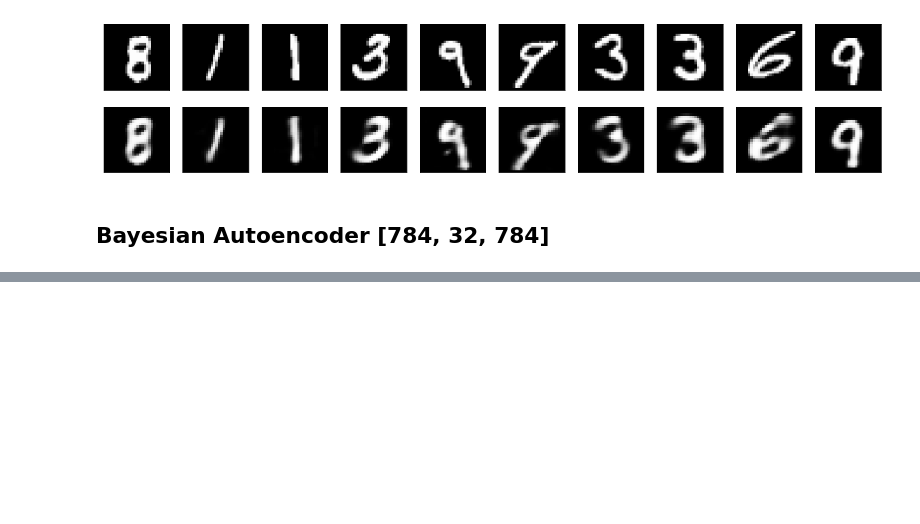
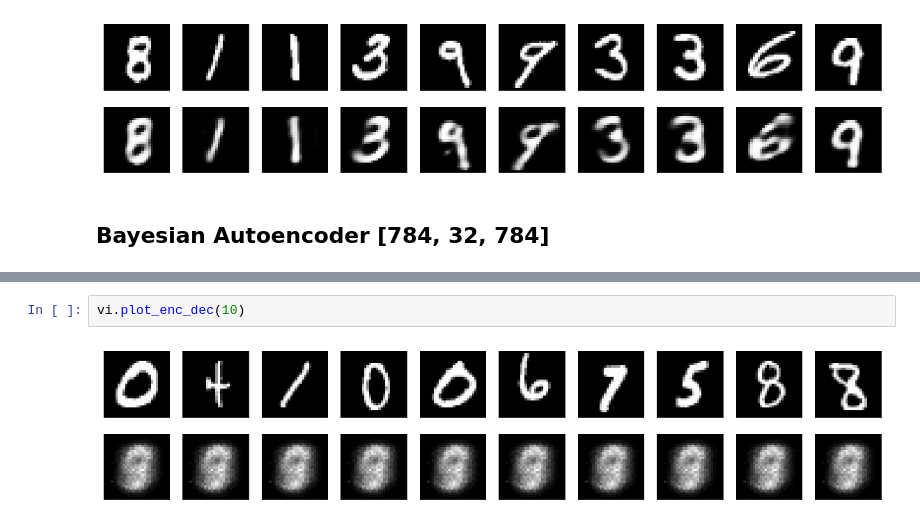
Before and after one commit to ibarrond/VariationalAutoencoders, a Jupyter notebook: BNN-Autoencoder.ipynb, the cells around one changed output, grey strips where cells are left out. Saved outputs shown, nothing was run; the diff lists cells and outputs as text; blank space fills up the shorter version.

```diff
--- a/BNN-Autoencoder.ipynb
+++ b/BNN-Autoencoder.ipynb
@@ -128,0 +141,4 @@ vi.plot_enc_dec(10)
+# %%
+vi.plot_enc_dec(10)
+# %% [output]
+[figure, added]
```
Also changed, not shown: parts of 14 cells of this notebook, 12 other files.
